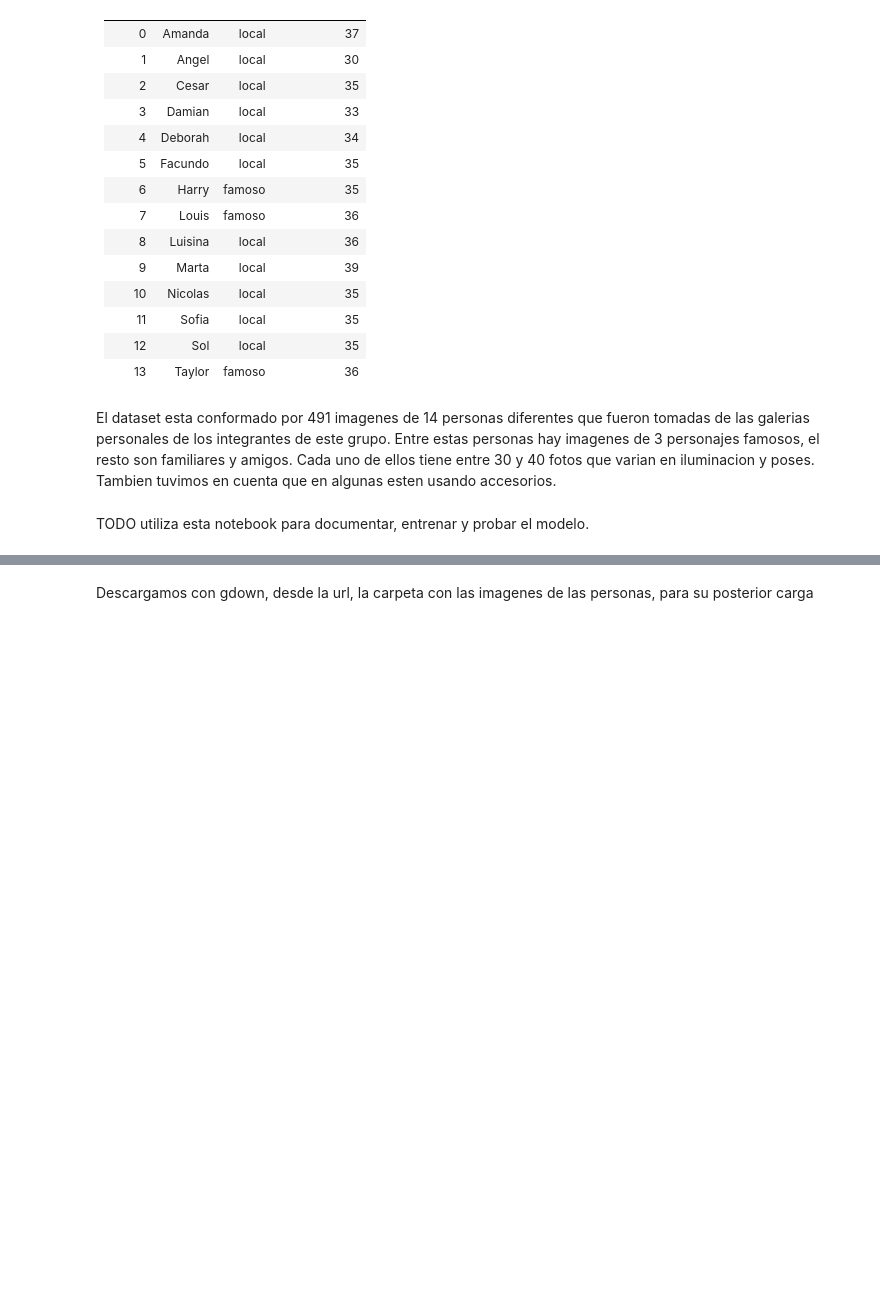
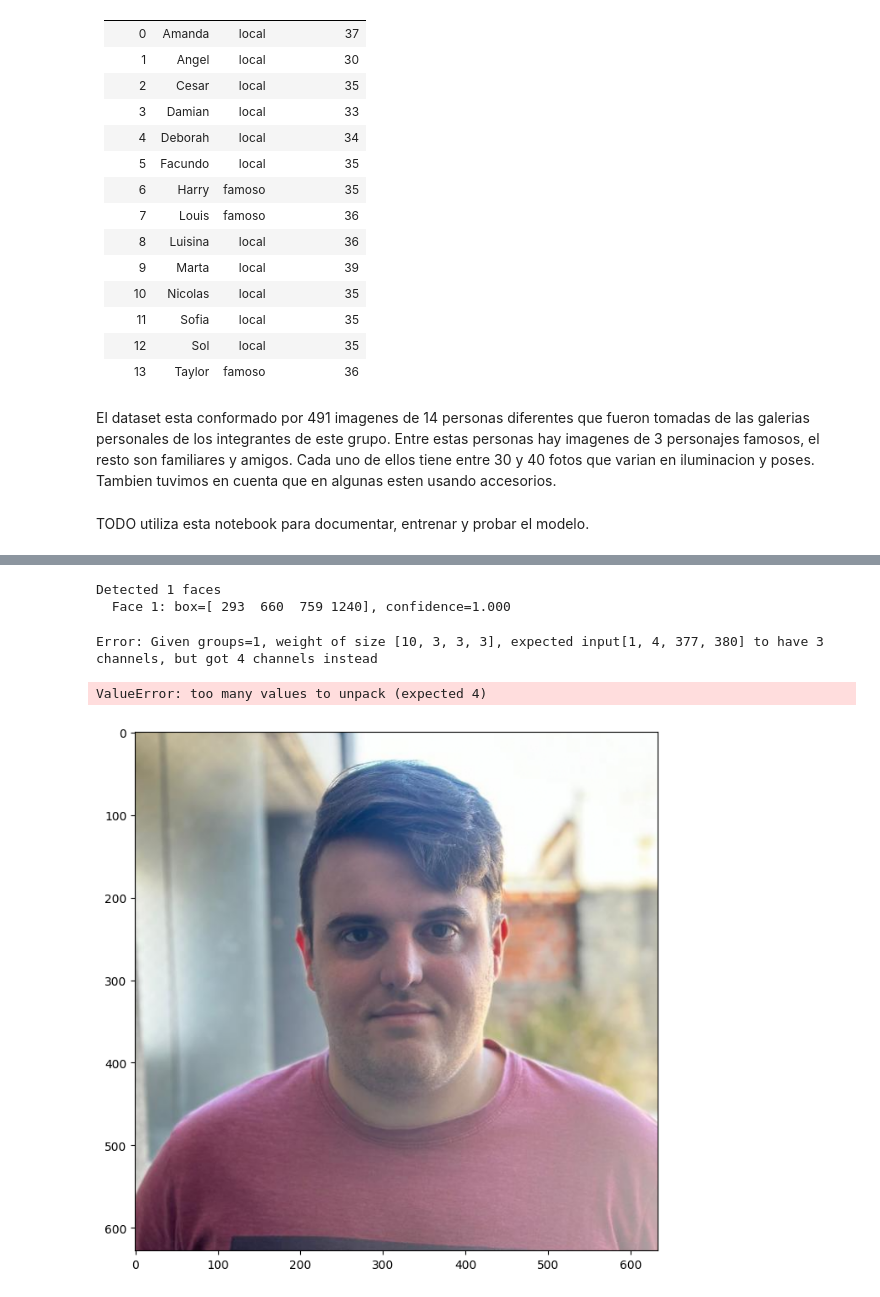
Before and after one commit to EzequielMatiasArevalo/tuia-face-recognition-app, a Jupyter notebook: train.ipynb, the cells around one changed output, grey strips where cells are left out. Saved outputs shown, nothing was run; the diff lists cells and outputs as text; code cells hidden in the pictures; blank space fills up the shorter version.

Commit message:
Prueba de modelo MTCNN, junto a una visualización de una imagen, el modelo presenta errores en la lectura de los rostros, ya que en una no detecta nada, y en otra, detecta más de un rostro

```diff
--- a/train.ipynb
+++ b/train.ipynb
@@ -62,5 +49,3 @@ Error:
-# %% [markdown]
-Descargamos con gdown, desde la url, la carpeta con las imagenes de las personas, para su posterior carga
 # %%
 def carga_dataset(dataset_path:str) -> dict:
     """
@@ -94,0 +107,39 @@ personas_dataset = carga_dataset("data")
+# %%
+rostro = detection_face(personas_dataset['Damian'][1])
+# %% [output]
+Detected 1 faces
+  Face 1: box=[ 293  660  759 1240], confidence=1.000
+# %%
+import matplotlib.pyplot as plt
+import matplotlib.patches as patches
+
+img = personas_dataset['Damian'][0]
+
+rostro = detection_face(img)
+
+fig, ax = plt.subplots(figsize=(8,8))
+
+# Mostrar imagen
+ax.imshow(img)
+
+# Dibujar bounding boxes
+if rostro is not None:
+    for (x1, y1, x2, y2) in rostro:
+
+        rect = patches.Rectangle(
+            (x1, y1),
+            x2 - x1,
+            y2 - y1,
+            linewidth=2,
+            edgecolor='red',
+            facecolor='none'
+        )
+
+        ax.add_patch(rect)
+
+plt.axis("off")
+plt.show()
+# %% [output]
+Error: Given groups=1, weight of size [10, 3, 3, 3], expected input[1, 4, 377, 380] to have 3 channels, but got 4 channels instead
+ValueError: too many values to unpack (expected 4)
+[figure, added]
```
Also changed, not shown: parts of 6 cells of this notebook.
